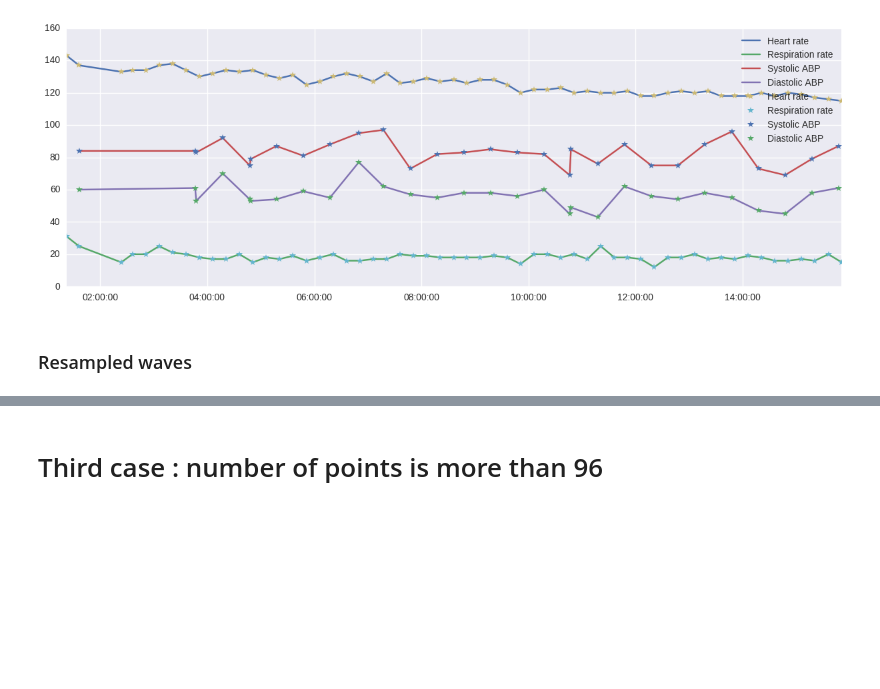
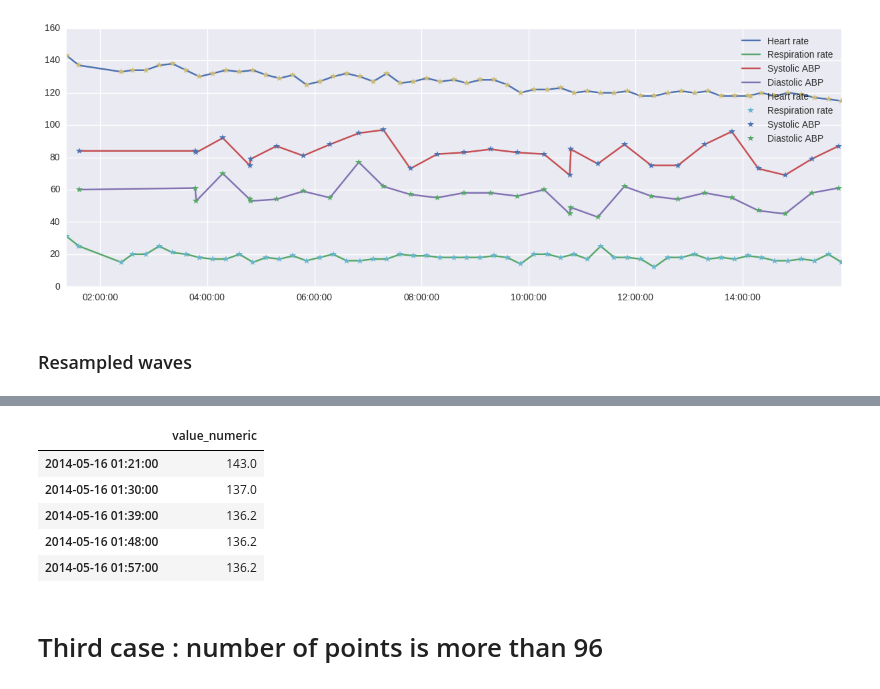
Before and after one commit to catherineverdiergo/IPYNB, a Jupyter notebook: Waves normalization-interpolation.ipynb, the cells around one changed output, grey strips where cells are left out. Saved outputs shown, nothing was run; the diff lists cells and outputs as text; code cells hidden in the pictures; blank space fills up the shorter version.

```diff
--- a/Waves normalization-interpolation.ipynb
+++ b/Waves normalization-interpolation.ipynb
@@ -296,3 +377,12 @@ plot_waves_from_lists(list_waves, list_labels)
+# %%
+hr.head()
+# %% [output]
+|  | value_numeric |
+| 2014-05-16 01:21:00 | 143.0 |
+| 2014-05-16 01:30:00 | 137.0 |
+| 2014-05-16 01:39:00 | 136.2 |
+| 2014-05-16 01:48:00 | 136.2 |
+| 2014-05-16 01:57:00 | 136.2 |
 # %% [markdown]
 # Third case : number of points is more than 96
 # %%
```
Also changed, not shown: parts of 16 cells of this notebook.
